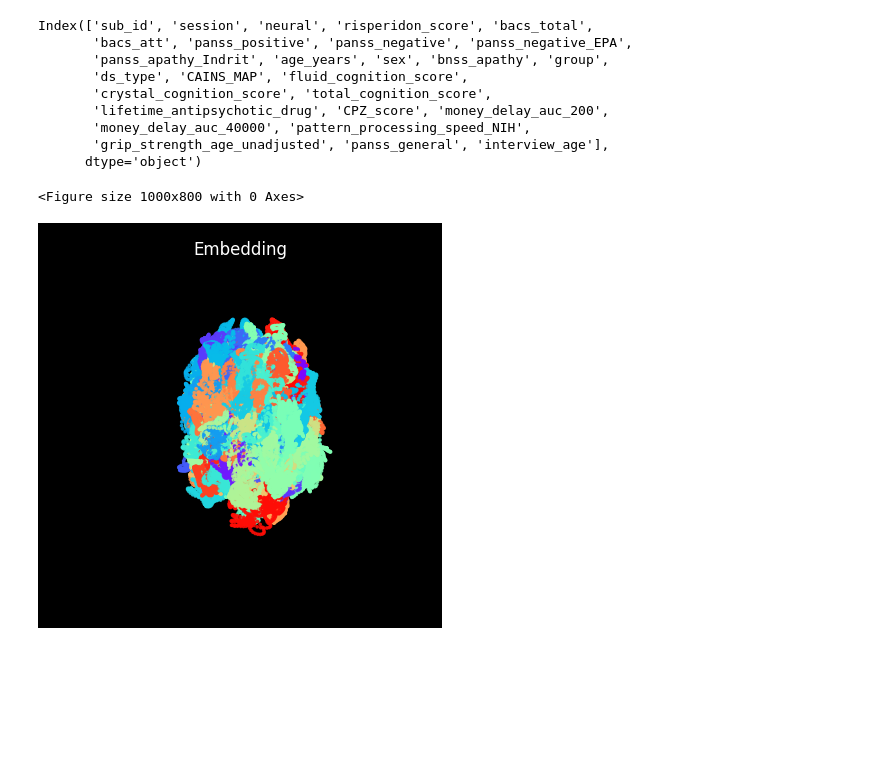
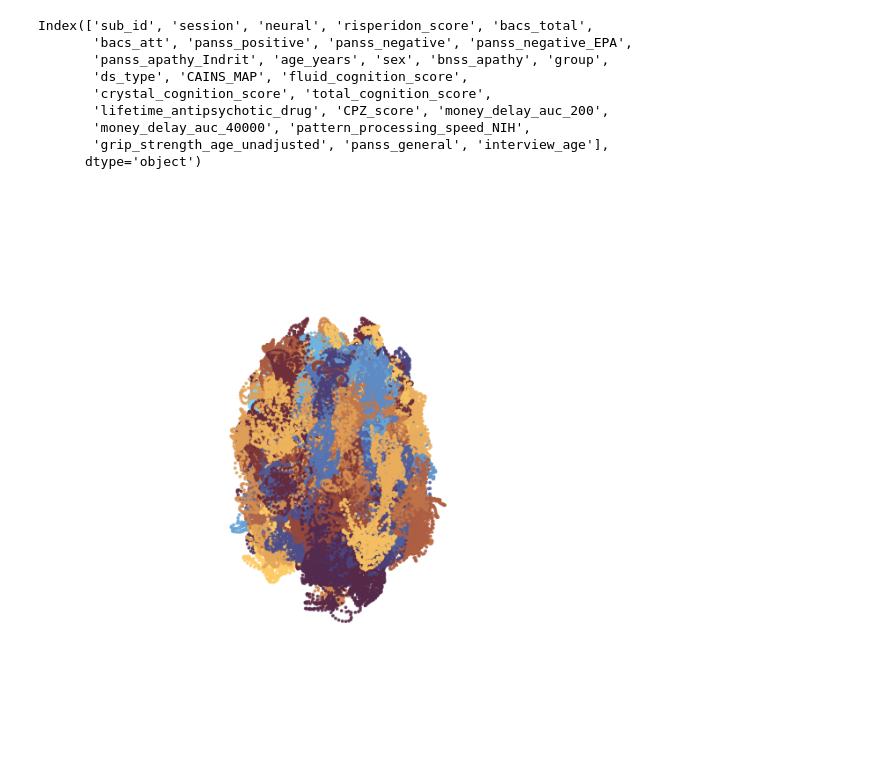
Before and after one commit to AdaptiveMotorControlLab/xCEBRA-Time-Schizophrenia, a Jupyter notebook: Plotting_for_figures/Plot_embedding.ipynb, the cells around one changed output. Drawn from its saved outputs; the diff is of its cells as text; code cells hidden in the pictures; blank space fills up the shorter version.

```diff
--- a/Plotting_for_figures/Plot_embedding.ipynb
+++ b/Plotting_for_figures/Plot_embedding.ipynb
@@ -55,8 +55,8 @@ def encode_subjects_joint(*label_arrays: np.ndarray) -> tuple[list[np.ndarray],
     return enc, classes
 # %%
 # ---------- Load dataset 1 (schizophrenia, no sub_session in discrete) ----------
-path1 = '/workspaces/CEBRA_project/data/Geneva_Schizophrenia_Begue/all_subjects_concat_fMRI_harvardoxford_timeseries.npz'
-meta_data_path1 = '/workspaces/CEBRA_project/data/Geneva_Schizophrenia_Begue/final_metadata.xlsx'
+path1 = '/workspace/data/Geneva_Schizophrenia_Begue/all_subjects_concat_fMRI_harvardoxford_timeseries.npz'
+meta_data_path1 = '/workspace/data/Geneva_Schizophrenia_Begue/final_metadata.xlsx'
 neural1 = np.load(path1, allow_pickle=True)['timeseries'].astype(np.float32)
 session1 = np.load(path1, allow_pickle=True)['session_id']
 
@@ -101,8 +101,8 @@ merged_df1["group"] = merged_df1["group"].map({
 
 
 # ---------- Load dataset 2 (full set with sub_session we will ignore) ----------
-path2 = '/workspaces/CEBRA_project/data/HCP-EP/all_subjects_concat_fMRI_harvardoxford_timeseries.npz'
-meta_data_path2 = '/workspaces/CEBRA_project/data/HCP-EP/final_metadata.xlsx'
+path2 = '/workspace/data/HCP-EP/all_subjects_concat_fMRI_harvardoxford_timeseries.npz'
+meta_data_path2 = '/workspace/data/HCP-EP/final_metadata.xlsx'
 neural2 = np.load(path2, allow_pickle=True)['timeseries'].astype(np.float32)
 session2 = np.load(path2, allow_pickle=True)['session_id']
 with np.load(path2, allow_pickle=True) as f:
@@ -178,7 +178,7 @@ from scipy.ndimage import gaussian_filter1d
 # 1. DATA LOADING
 # ==========================================
 # Path to your embeddings
-npz_path = "/workspaces/CEBRA_project/Scripts_to_publish/Ensemble_models/Respect_subject_and_session_boundaries/avg_embeddings/avg_embeds_cebra_procrustes_100models_ref-0_subsampled.npz"
+npz_path = "/workspace/Scripts_to_publish/Ensemble_models/Respect_subject_and_session_boundaries/avg_embeddings/avg_embeds_cebra_procrustes_100models_ref-0_subsampled.npz"
 
 # Load the combined average embeddings
 z = np.load(npz_path, mmap_mode="r", allow_pickle=False)
@@ -231,7 +231,7 @@ discrete_rainbow_shuffled = ListedColormap(colors)
 
 # Initialize figure with a transparent background
 fig = plt.figure(figsize=(10, 8), facecolor='none')
-
+ax = fig.add_subplot(111, projection="3d")
 
 # ==========================================
 # 5. PLOTTING
@@ -240,35 +240,35 @@ fig = plt.figure(figsize=(10, 8), facecolor='none')
 ax = cebra.plot_embedding(
     embedding=smoothed_embedding,
     embedding_labels=label_values,
-    cmap=discrete_rainbow_shuffled,
+    cmap='managua',
     markersize=3,
-    alpha=0.8
+    alpha=0.8,
+    ax=ax,
 )
 
 
 # ==========================================
 # 6. CLEANUP & SAVE
 # ==========================================
 # Completely hide the axes, ticks, and background panes
 ax.set_axis_off()
 
 # Force transparency on the figure and axes patches
 fig.patch.set_alpha(0.0)
 ax.patch.set_alpha(0.0)
 
 # Handle 3D background panes transparency explicitly
 if hasattr(ax, 'xaxis'):
     ax.xaxis.set_pane_color((1.0, 1.0, 1.0, 0.0))
     ax.yaxis.set_pane_color((1.0, 1.0, 1.0, 0.0))
     ax.zaxis.set_pane_color((1.0, 1.0, 1.0, 0.0))
     # Turn off grid explicitly
     ax.grid(False)
 
 # Save the plot with transparency
-plt.savefig("Figure_1/embedding_plot.png", transparent=True, bbox_inches='tight', dpi = 300)
+plt.savefig("/workspace/Scripts_to_publish/Plotting_for_figures/Figure_2/embedding_plot.png", transparent=True, bbox_inches='tight', dpi = 300)
 
 # Show the plot
 plt.show()
 # %% [output]
-<Figure size 1000x800 with 0 Axes>
-[figure, old version]
+[figure, new version]
```
Also changed, not shown: parts of 1 cell of this notebook.
